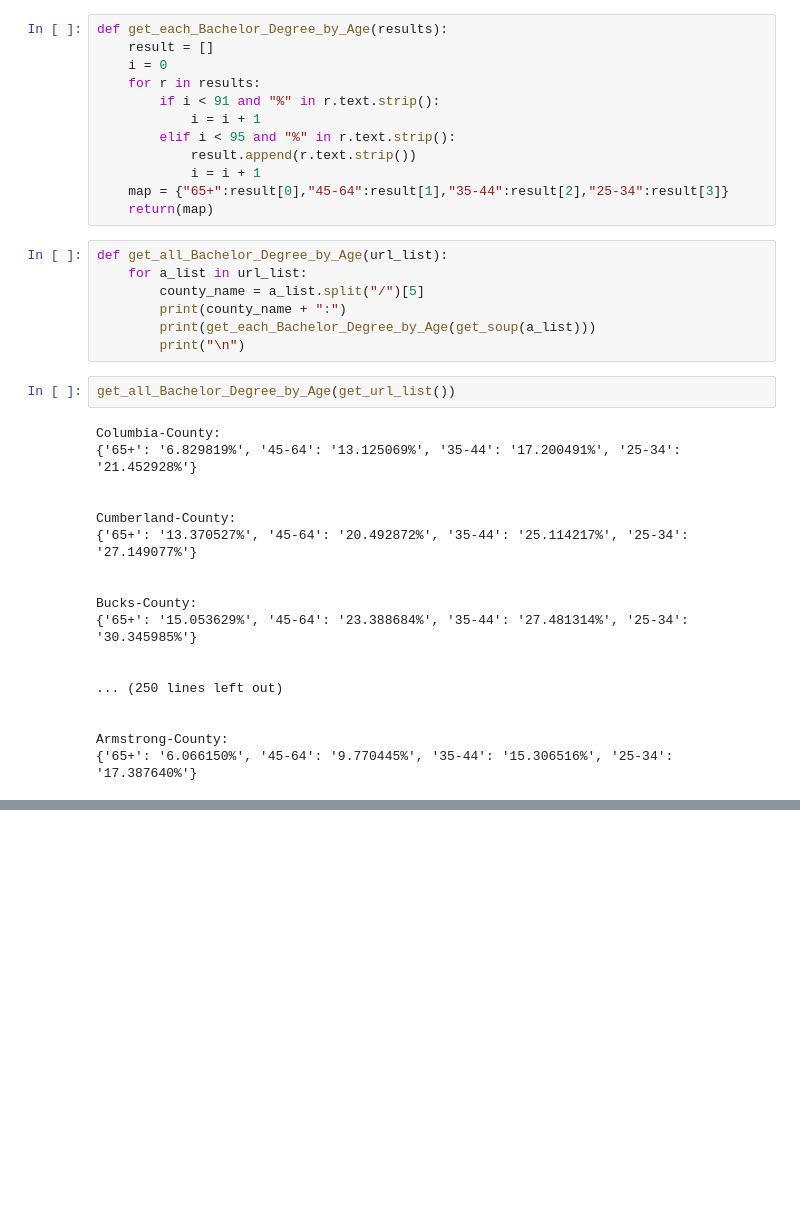
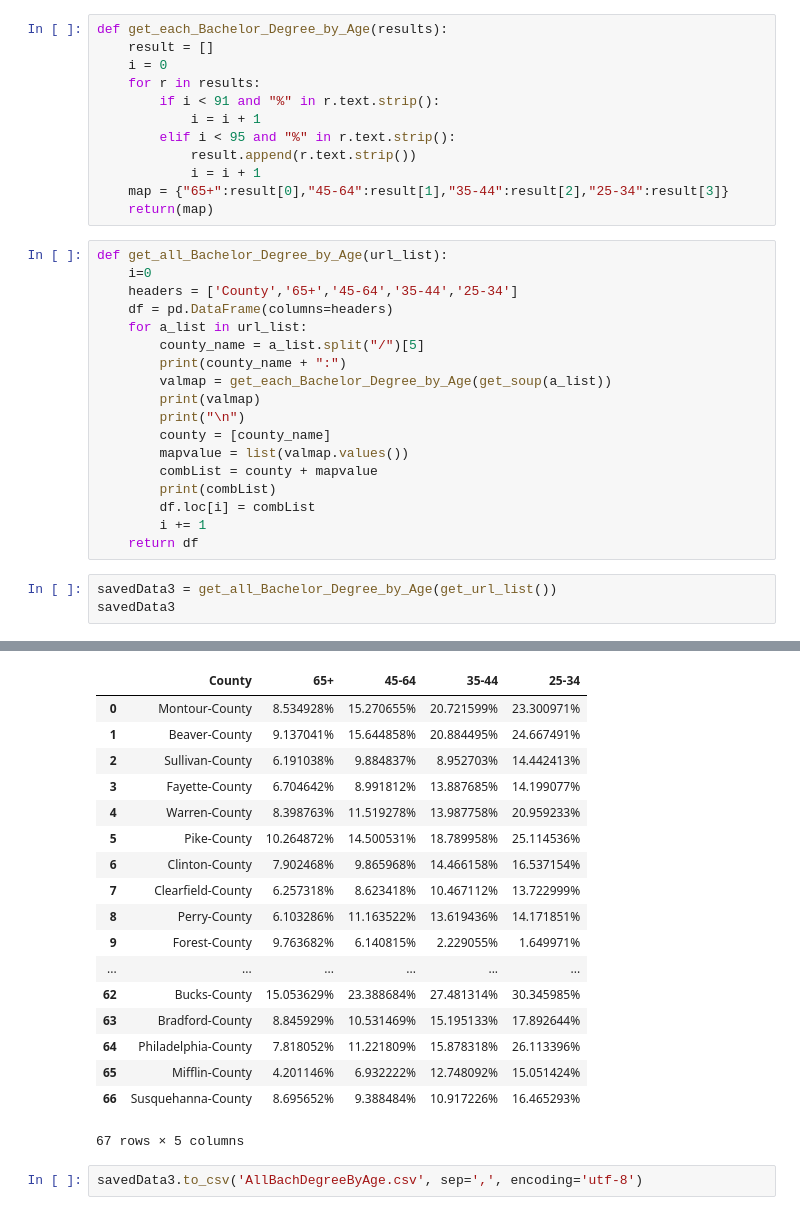
Before and after one commit to RebeccaXXX/DOM-and-Gerry, a Jupyter notebook: Statistical_Atlas_Web_Scraping.ipynb, the cells around one changed output, grey strips where cells are left out. Cells and saved outputs as stored; diff of their text form; blank space fills up the shorter version.

```diff
--- a/Statistical_Atlas_Web_Scraping.ipynb
+++ b/Statistical_Atlas_Web_Scraping.ipynb
@@ -212,28 +328,23 @@ def get_each_Bachelor_Degree_by_Age(results):
     return(map)
 # %%
 def get_all_Bachelor_Degree_by_Age(url_list):
+    i=0
+    headers = ['County','65+','45-64','35-44','25-34']
+    df = pd.DataFrame(columns=headers)
     for a_list in url_list:
         county_name = a_list.split("/")[5]
         print(county_name + ":")
-        print(get_each_Bachelor_Degree_by_Age(get_soup(a_list)))
+        valmap = get_each_Bachelor_Degree_by_Age(get_soup(a_list))
+        print(valmap)
         print("\n")
+        county = [county_name]
+        mapvalue = list(valmap.values())
+        combList = county + mapvalue
+        print(combList)
+        df.loc[i] = combList
+        i += 1
+    return df
-# %%
-get_all_Bachelor_Degree_by_Age(get_url_list())
-# %% [output]
-Columbia-County:
-{'65+': '6.829819%', '45-64': '13.125069%', '35-44': '17.200491%', '25-34': '21.452928%'}
-
-
-Cumberland-County:
-{'65+': '13.370527%', '45-64': '20.492872%', '35-44': '25.114217%', '25-34': '27.149077%'}
-
-
-Bucks-County:
-{'65+': '15.053629%', '45-64': '23.388684%', '35-44': '27.481314%', '25-34': '30.345985%'}
-
-
-... (250 lines left out)
-
-
-Armstrong-County:
-{'65+': '6.066150%', '45-64': '9.770445%', '35-44': '15.306516%', '25-34': '17.387640%'}
+# %%
+savedData3 = get_all_Bachelor_Degree_by_Age(get_url_list())
+savedData3
+# %% [output]
@@ -239,0 +368,20 @@ Armstrong-County:
+|  | County | 65+ | 45-64 | 35-44 | 25-34 |
+| 0 | Montour-County | 8.534928% | 15.270655% | 20.721599% | 23.300971% |
+| 1 | Beaver-County | 9.137041% | 15.644858% | 20.884495% | 24.667491% |
+| 2 | Sullivan-County | 6.191038% | 9.884837% | 8.952703% | 14.442413% |
+| 3 | Fayette-County | 6.704642% | 8.991812% | 13.887685% | 14.199077% |
+| 4 | Warren-County | 8.398763% | 11.519278% | 13.987758% | 20.959233% |
+| 5 | Pike-County | 10.264872% | 14.500531% | 18.789958% | 25.114536% |
+| 6 | Clinton-County | 7.902468% | 9.865968% | 14.466158% | 16.537154% |
+| 7 | Clearfield-County | 6.257318% | 8.623418% | 10.467112% | 13.722999% |
+| 8 | Perry-County | 6.103286% | 11.163522% | 13.619436% | 14.171851% |
+| 9 | Forest-County | 9.763682% | 6.140815% | 2.229055% | 1.649971% |
+| ... | ... | ... | ... | ... | ... |
+| 62 | Bucks-County | 15.053629% | 23.388684% | 27.481314% | 30.345985% |
+| 63 | Bradford-County | 8.845929% | 10.531469% | 15.195133% | 17.892644% |
+| 64 | Philadelphia-County | 7.818052% | 11.221809% | 15.878318% | 26.113396% |
+| 65 | Mifflin-County | 4.201146% | 6.932222% | 12.748092% | 15.051424% |
+| 66 | Susquehanna-County | 8.695652% | 9.388484% | 10.917226% | 16.465293% |
+67 rows × 5 columns
+# %%
+savedData3.to_csv('AllBachDegreeByAge.csv', sep=',', encoding='utf-8')
```
Also changed, not shown: parts of 21 cells of this notebook.
